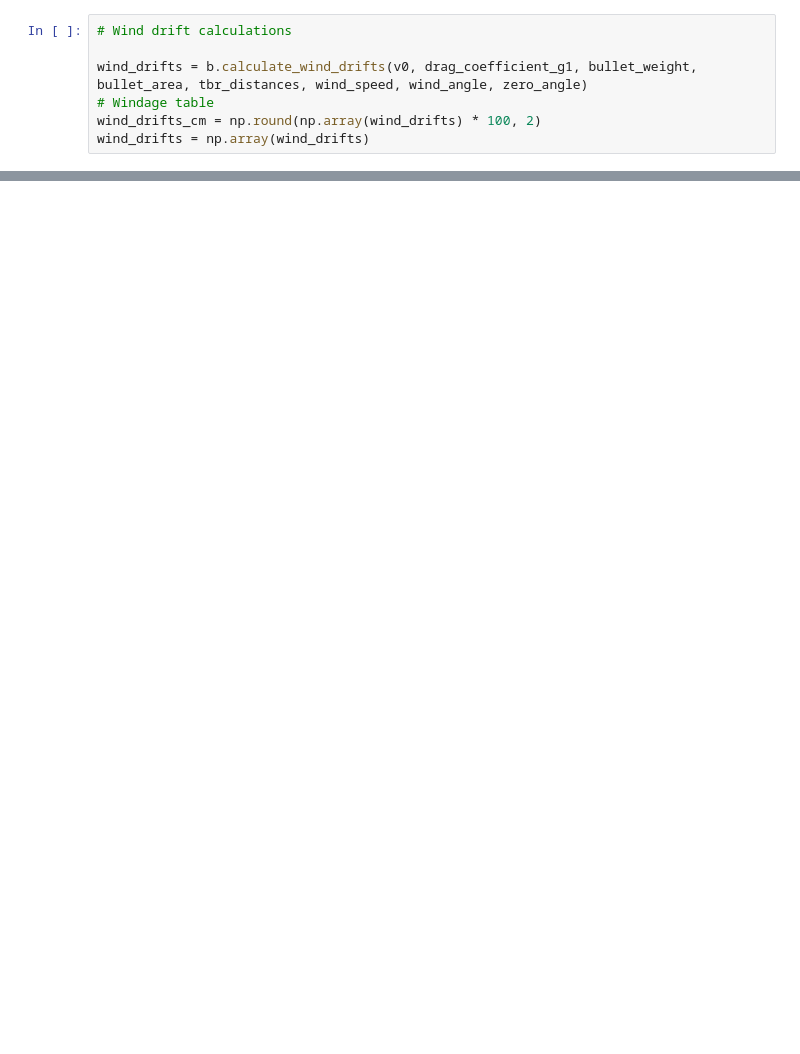
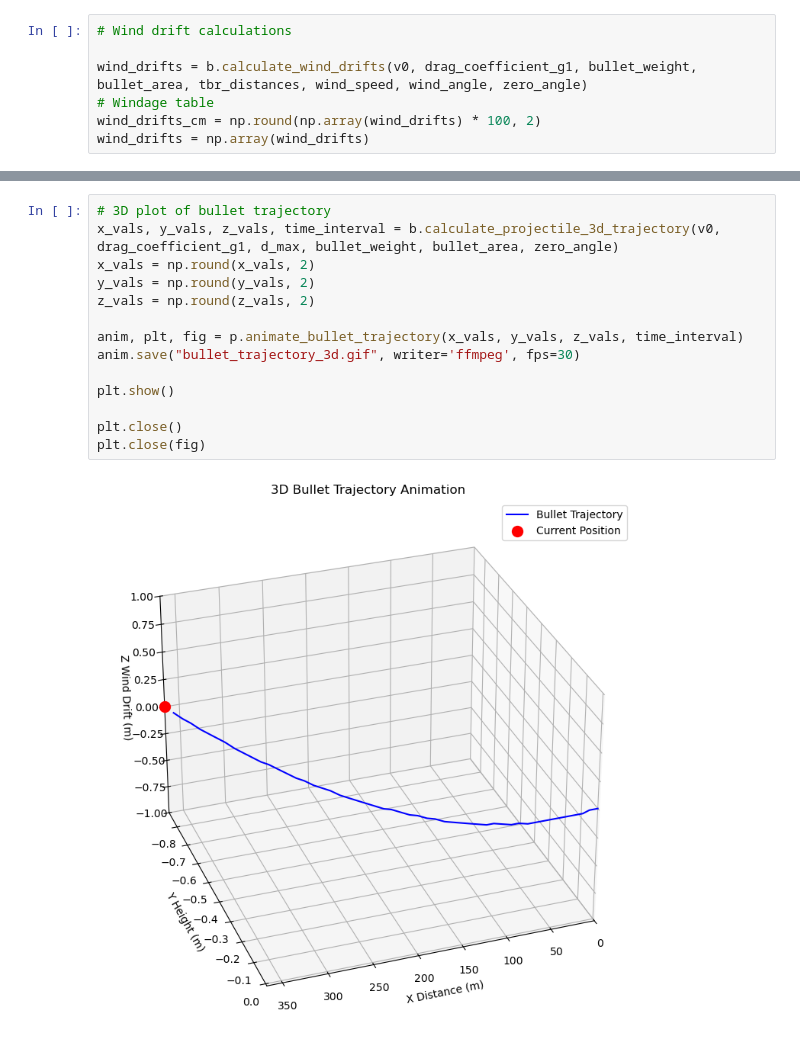
Before and after one commit to theresiasnow/ballistics, a Jupyter notebook: ballistics.ipynb, the cells around one changed output, grey strips where cells are left out. Drawn from its saved outputs; the diff is of its cells as text; blank space fills up the shorter version.

Commit message:
Add inline plotting and integrate new plotting module
3d plot of trajectory
all angles input are radians

```diff
--- a/ballistics.ipynb
+++ b/ballistics.ipynb
@@ -235,0 +244,16 @@ PDF file created successfully.
+# %%
+# 3D plot of bullet trajectory
+x_vals, y_vals, z_vals, time_interval = b.calculate_projectile_3d_trajectory(v0, drag_coefficient_g1, d_max, bullet_weight, bullet_area, zero_angle)
+x_vals = np.round(x_vals, 2)
+y_vals = np.round(y_vals, 2)
+z_vals = np.round(z_vals, 2)
+
+anim, plt, fig = p.animate_bullet_trajectory(x_vals, y_vals, z_vals, time_interval)
+anim.save("bullet_trajectory_3d.gif", writer='ffmpeg', fps=30)
+
+plt.show()
+
+plt.close()
+plt.close(fig)
+# %% [output]
+[figure, added]
```
Also changed, not shown: parts of 14 cells of this notebook, 3 other files.
